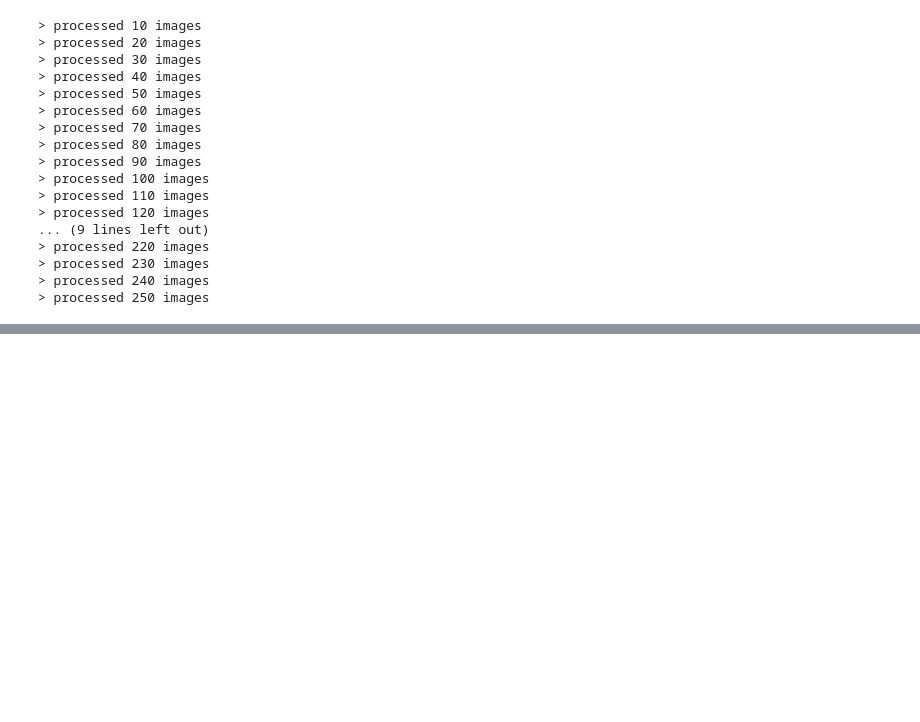
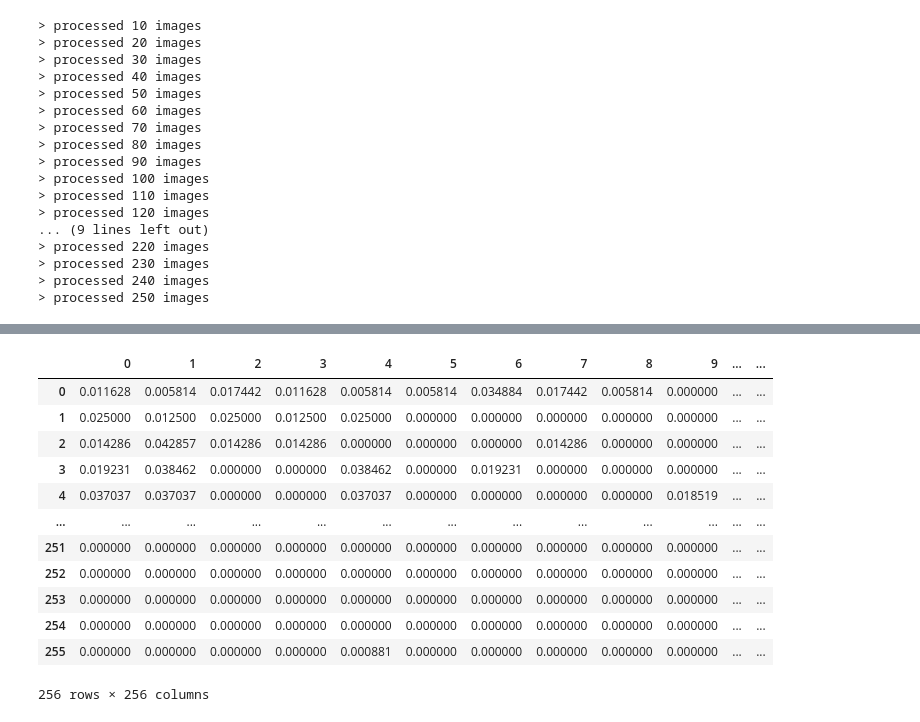
Before and after one commit to d-progonov/IPT-2020-FE91mp, a Jupyter notebook: Lab_2_NEW.ipynb, the cells around one changed output, grey strips where cells are left out. Saved outputs shown, nothing was run; the diff lists cells and outputs as text; code cells hidden in the pictures; blank space fills up the shorter version.

```diff
--- a/Lab_2_NEW.ipynb
+++ b/Lab_2_NEW.ipynb
@@ -362,0 +363,17 @@ plt.show()
+# %%
+test = pd.DataFrame(markov_matrix)
+test
+# %% [output]
+|  | 0 | 1 | 2 | 3 | 4 | 5 | 6 | 7 | 8 | 9 | ... | ... |
+| 0 | 0.011628 | 0.005814 | 0.017442 | 0.011628 | 0.005814 | 0.005814 | 0.034884 | 0.017442 | 0.005814 | 0.000000 | ... | ... |
+| 1 | 0.025000 | 0.012500 | 0.025000 | 0.012500 | 0.025000 | 0.000000 | 0.000000 | 0.000000 | 0.000000 | 0.000000 | ... | ... |
+| 2 | 0.014286 | 0.042857 | 0.014286 | 0.014286 | 0.000000 | 0.000000 | 0.000000 | 0.014286 | 0.000000 | 0.000000 | ... | ... |
+| 3 | 0.019231 | 0.038462 | 0.000000 | 0.000000 | 0.038462 | 0.000000 | 0.019231 | 0.000000 | 0.000000 | 0.000000 | ... | ... |
+| 4 | 0.037037 | 0.037037 | 0.000000 | 0.000000 | 0.037037 | 0.000000 | 0.000000 | 0.000000 | 0.000000 | 0.018519 | ... | ... |
+| ... | ... | ... | ... | ... | ... | ... | ... | ... | ... | ... | ... | ... |
+| 251 | 0.000000 | 0.000000 | 0.000000 | 0.000000 | 0.000000 | 0.000000 | 0.000000 | 0.000000 | 0.000000 | 0.000000 | ... | ... |
+| 252 | 0.000000 | 0.000000 | 0.000000 | 0.000000 | 0.000000 | 0.000000 | 0.000000 | 0.000000 | 0.000000 | 0.000000 | ... | ... |
+| 253 | 0.000000 | 0.000000 | 0.000000 | 0.000000 | 0.000000 | 0.000000 | 0.000000 | 0.000000 | 0.000000 | 0.000000 | ... | ... |
+| 254 | 0.000000 | 0.000000 | 0.000000 | 0.000000 | 0.000000 | 0.000000 | 0.000000 | 0.000000 | 0.000000 | 0.000000 | ... | ... |
+| 255 | 0.000000 | 0.000000 | 0.000000 | 0.000000 | 0.000881 | 0.000000 | 0.000000 | 0.000000 | 0.000000 | 0.000000 | ... | ... |
+256 rows × 256 columns
```
Also changed, not shown: parts of 10 cells of this notebook.
